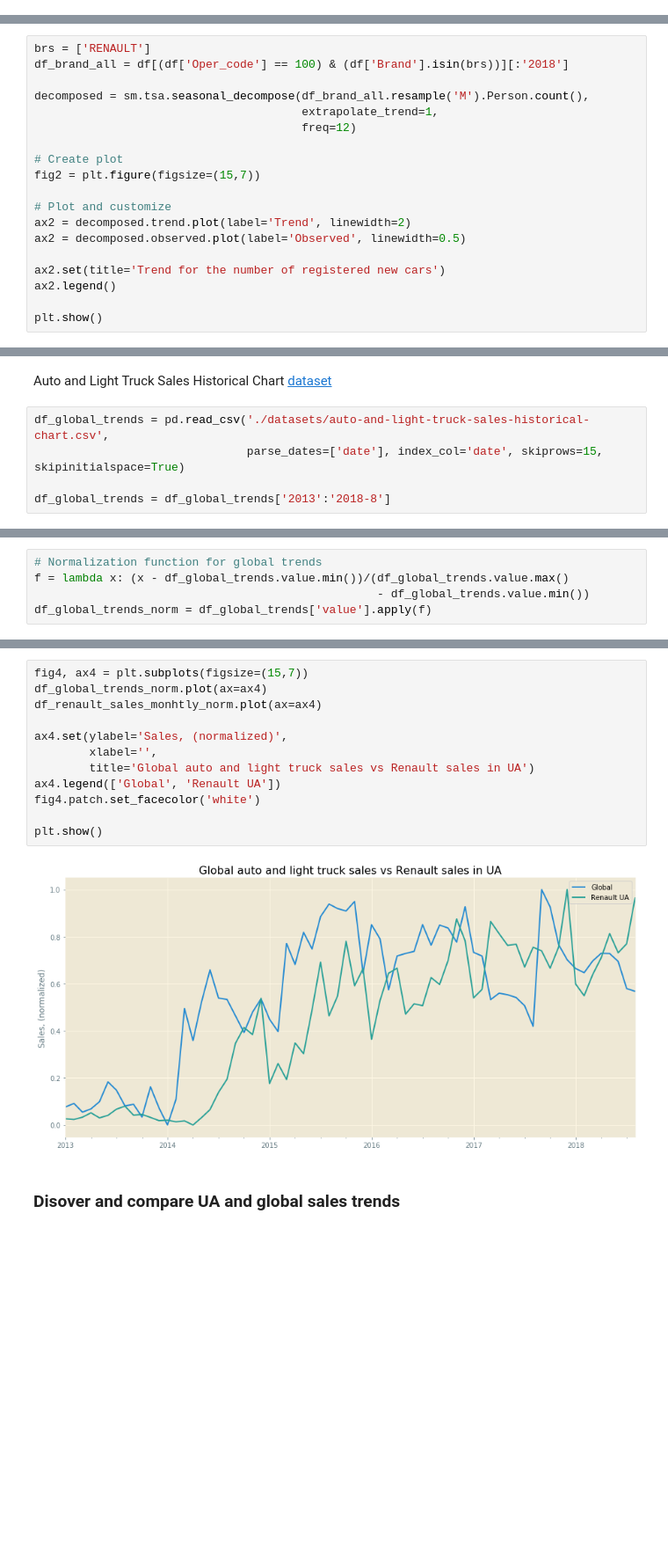
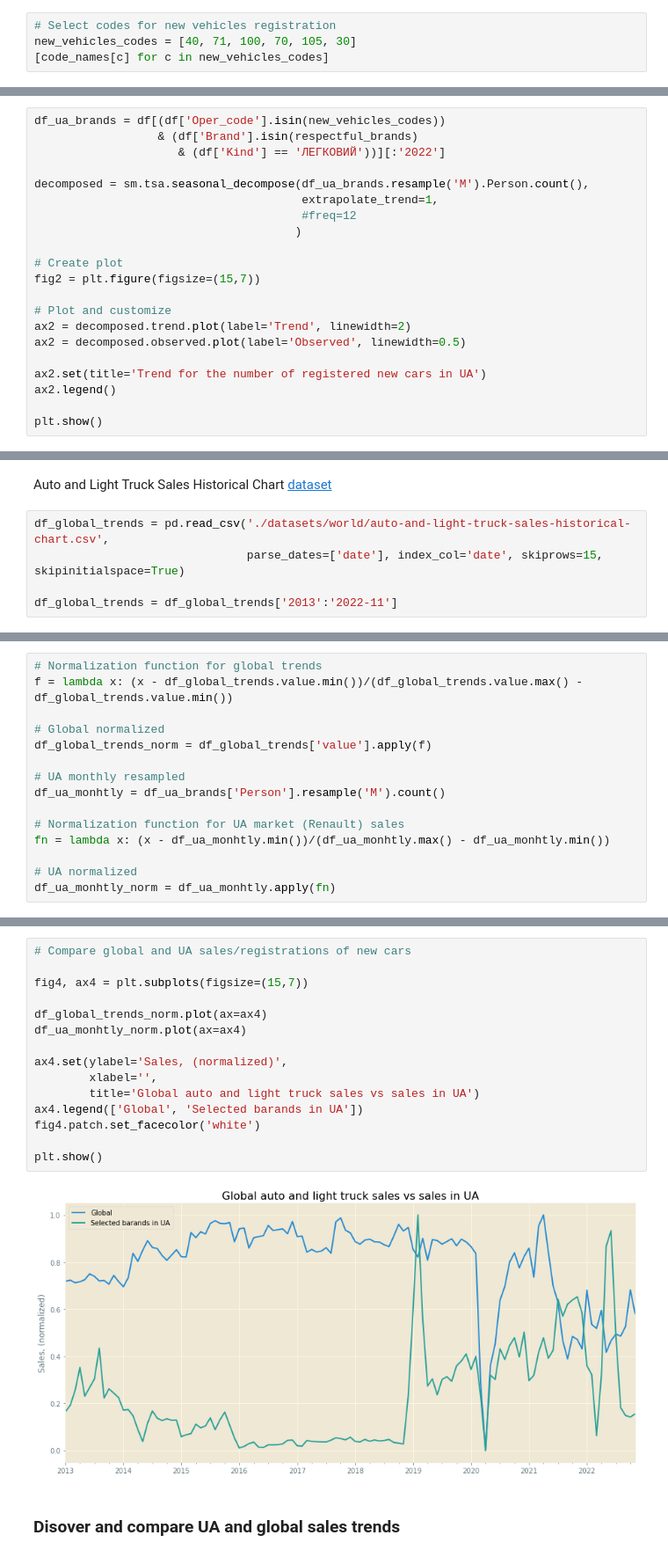
Before and after one commit to apavlenko69/UA_tz_trends, a Jupyter notebook: UA_Tranportni_zasoby.ipynb, the cells around one changed output, grey strips where cells are left out. Shown at 88% size. Drawn from its saved outputs; the diff is of its cells as text; blank space fills up the shorter version.

```diff
--- a/UA_Tranportni_zasoby.ipynb
+++ b/UA_Tranportni_zasoby.ipynb
@@ -263,0 +273,4 @@ array(['540 - ЗНЯТТЯ З ОБЛIКУ У ЗВ`ЯЗКУ З ВИБРАКОВК
+# %%
+# Select codes for new vehicles registration
+new_vehicles_codes = [40, 71, 100, 70, 105, 30]
+[code_names[c] for c in new_vehicles_codes]
@@ -512,12 +533,14 @@ plt.show()
 # %%
 import statsmodels.api as sm
 # %%
-brs = ['RENAULT']
-df_brand_all = df[(df['Oper_code'] == 100) & (df['Brand'].isin(brs))][:'2018']
+df_ua_brands = df[(df['Oper_code'].isin(new_vehicles_codes))
+                  & (df['Brand'].isin(respectful_brands)
+                     & (df['Kind'] == 'ЛЕГКОВИЙ'))][:'2022']
 
-decomposed = sm.tsa.seasonal_decompose(df_brand_all.resample('M').Person.count(),
+decomposed = sm.tsa.seasonal_decompose(df_ua_brands.resample('M').Person.count(),
                                        extrapolate_trend=1,
-                                       freq=12)
+                                       #freq=12
+                                      )
 
 # Create plot
 fig2 = plt.figure(figsize=(15,7))
@@ -526,7 +549,7 @@ fig2 = plt.figure(figsize=(15,7))
 ax2 = decomposed.trend.plot(label='Trend', linewidth=2)
 ax2 = decomposed.observed.plot(label='Observed', linewidth=0.5)
 
-ax2.set(title='Trend for the number of registered new cars')
+ax2.set(title='Trend for the number of registered new cars in UA')
 ax2.legend()
 
 plt.show()
@@ -537,10 +560,10 @@ plt.show()
 # %% [markdown]
 Auto and Light Truck Sales Historical Chart [dataset](https://www.macrotrends.net/1372/auto-and-light-truck-sales-historical-chart)
 # %%
-df_global_trends = pd.read_csv('./datasets/auto-and-light-truck-sales-historical-chart.csv',
+df_global_trends = pd.read_csv('./datasets/world/auto-and-light-truck-sales-historical-chart.csv',
                                parse_dates=['date'], index_col='date', skiprows=15, skipinitialspace=True)
 
-df_global_trends = df_global_trends['2013':'2018-8']
+df_global_trends = df_global_trends['2013':'2022-11']
 # %%
 df_global_trends.info()
 # %% [output]
@@ -566,5 +591,15 @@ plt.show()
 # %%
 # Normalization function for global trends
-f = lambda x: (x - df_global_trends.value.min())/(df_global_trends.value.max()
-                                                  - df_global_trends.value.min())
+f = lambda x: (x - df_global_trends.value.min())/(df_global_trends.value.max() - df_global_trends.value.min())
+
+# Global normalized
 df_global_trends_norm = df_global_trends['value'].apply(f)
+
+# UA monthly resampled
+df_ua_monhtly = df_ua_brands['Person'].resample('M').count()
+
+# Normalization function for UA market (Renault) sales
+fn = lambda x: (x - df_ua_monhtly.min())/(df_ua_monhtly.max() - df_ua_monhtly.min())
+
+# UA normalized
+df_ua_monhtly_norm = df_ua_monhtly.apply(fn)
@@ -591,17 +606,20 @@ Freq: M, Name: Person, dtype: float64
 # %%
+# Compare global and UA sales/registrations of new cars
+
 fig4, ax4 = plt.subplots(figsize=(15,7))
+
 df_global_trends_norm.plot(ax=ax4)
-df_renault_sales_monhtly_norm.plot(ax=ax4)
+df_ua_monhtly_norm.plot(ax=ax4)
 
 ax4.set(ylabel='Sales, (normalized)',
         xlabel='',
-        title='Global auto and light truck sales vs Renault sales in UA')
-ax4.legend(['Global', 'Renault UA'])
+        title='Global auto and light truck sales vs sales in UA')
+ax4.legend(['Global', 'Selected barands in UA'])
 fig4.patch.set_facecolor('white')
 
 plt.show()
 # %% [output]
-[figure, old version]
+[figure, new version]
 # %% [markdown]
 ### Disover and compare UA and global sales trends
 # %%
```
Also changed, not shown: parts of 54 cells of this notebook.
